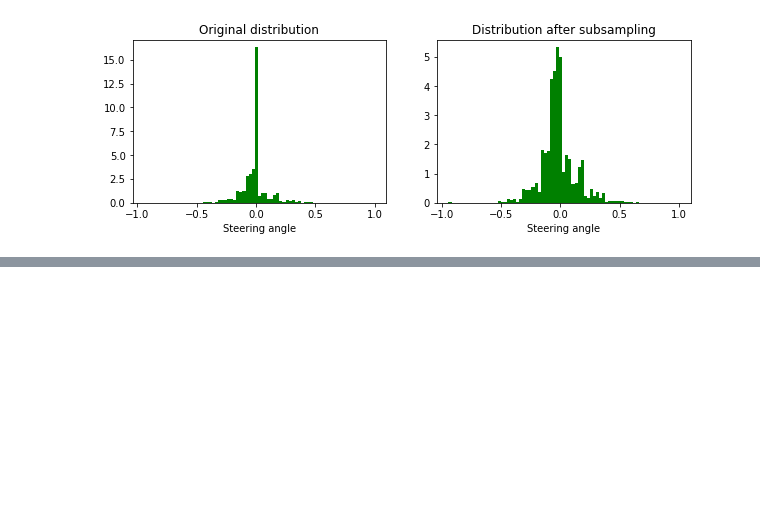
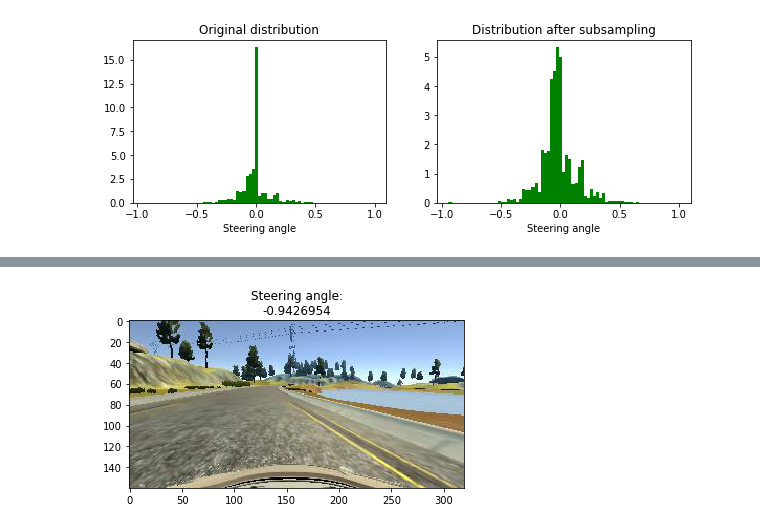
Before and after one commit to sdegryze/CarND-Behavioral-Cloning-P3, a Jupyter notebook: Project 3 - Behavioral Cloning.ipynb, the cells around one changed output, grey strips where cells are left out. Cells and saved outputs as stored; diff of their text form; code cells hidden in the pictures; blank space fills up the shorter version.

Commit message:
min/max images, comments in model.py, updated learning curve

```diff
--- a/Project 3 - Behavioral Cloning.ipynb
+++ b/Project 3 - Behavioral Cloning.ipynb
@@ -56,0 +57,17 @@ Total number of samples in csvfile: 12585; number of samples retained: 8359
+# %%
+def get_path(line_entry):
+    return(os.path.join("./data/IMG/", os.path.basename(line_entry.strip())))
+
+def show_image_by_index(idx):
+    line = lines[idx]
+    source_path = get_path(line[0])
+    steering_angle = float(line[3])
+    image = cv2.imread(source_path)
+    plt.title("Steering angle:\n" + str(steering_angle))
+    plt.imshow(cv2.cvtColor(image, cv2.COLOR_BGR2RGB))
+# %%
+min_index = subsampled_steering_angles.index(min(subsampled_steering_angles))
+max_index = subsampled_steering_angles.index(max(subsampled_steering_angles))
+show_image_by_index(min_index)
+# %% [output]
+[figure, added]
```
Also changed, not shown: parts of 9 cells of this notebook, 7 other files.
